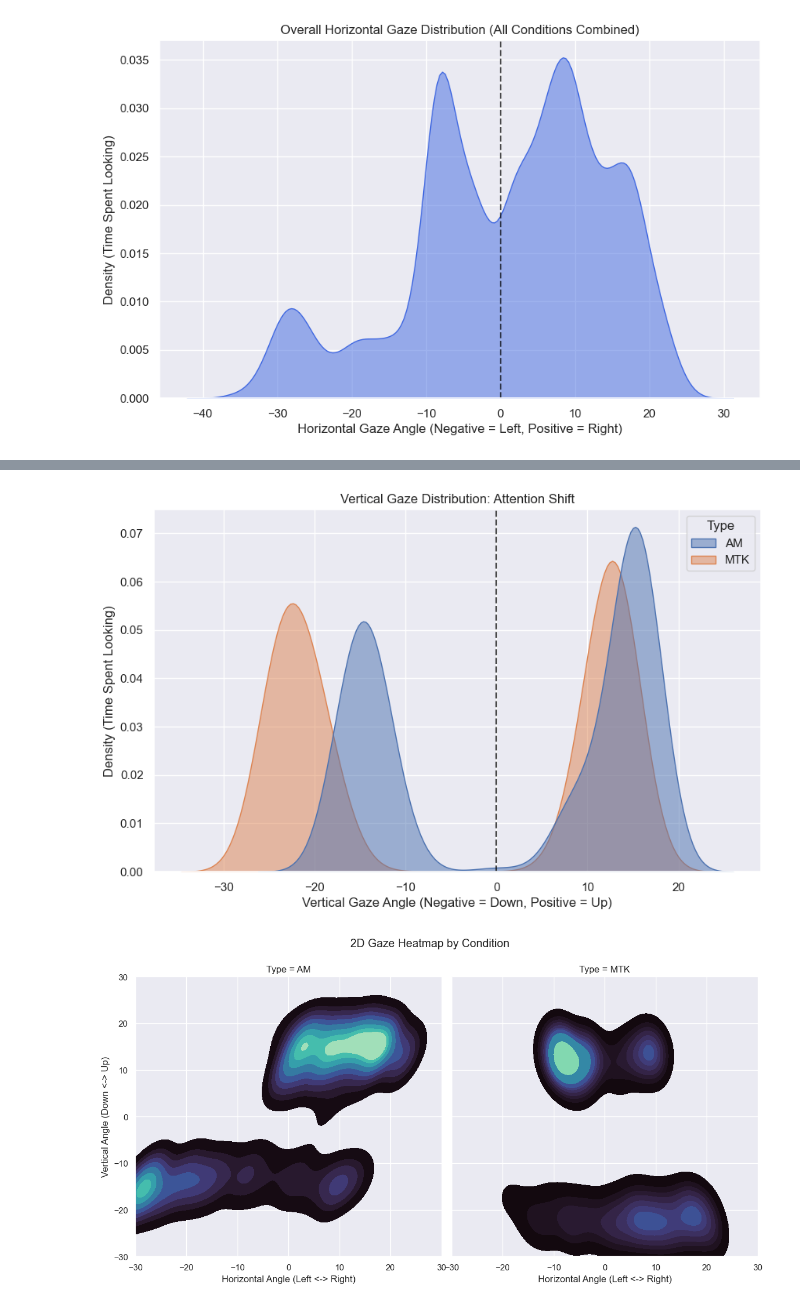
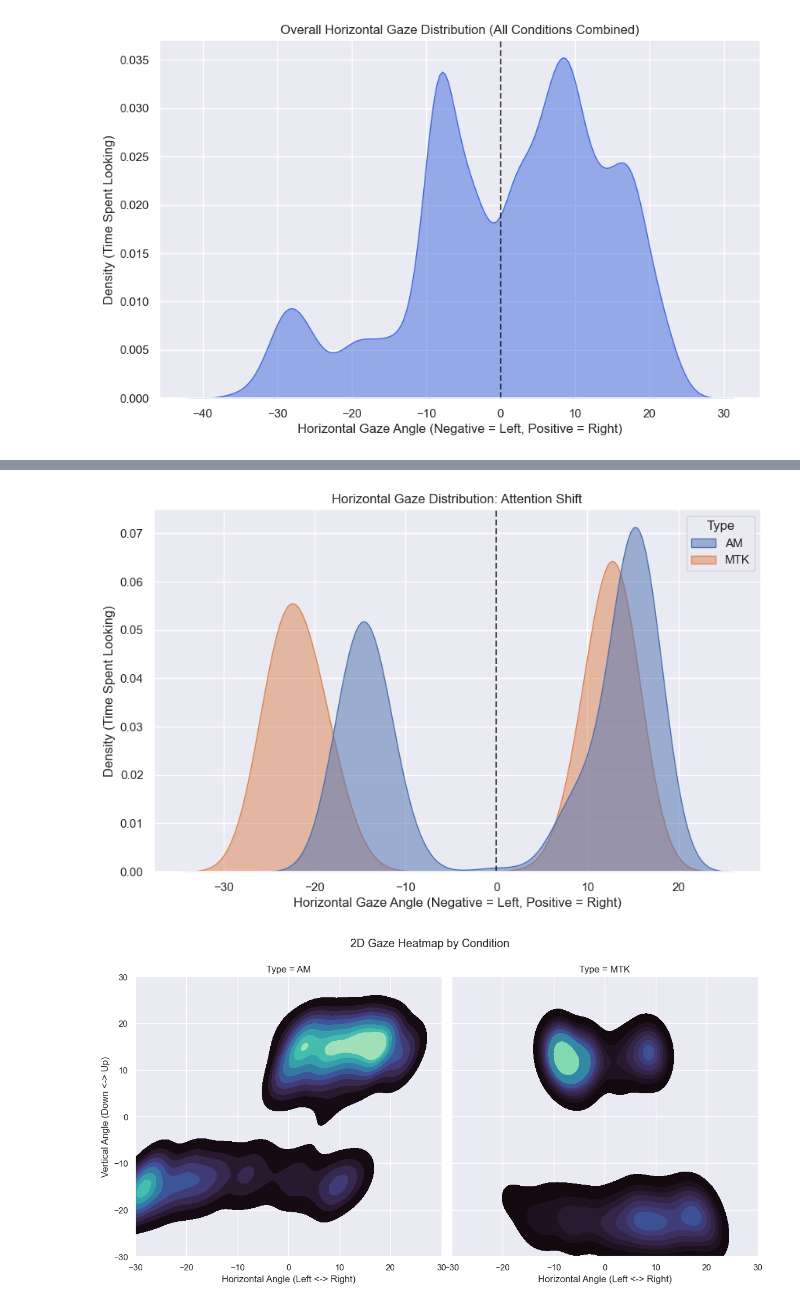
Before and after one commit to talha-0/Dot-tracking, a Jupyter notebook: analysis.ipynb, the cells around one changed output, grey strips where cells are left out. Saved outputs shown, nothing was run; the diff lists cells and outputs as text; code cells hidden in the pictures.

Commit message:
Added gaze analysis

```diff
--- a/analysis.ipynb
+++ b/analysis.ipynb
@@ -771,28 +771,27 @@ plt.show()
 # %%
 import seaborn as sns
 import matplotlib.pyplot as plt
 
 plt.figure(figsize=(10, 6))
 
-# A KDE (Kernel Density Estimate) plot shows where the eyes spent the most time
 sns.kdeplot(
     data=master_df,
     x='Vertical gaze angle',
-    hue='Type',      # Compare AM vs MTK
+    hue='Type',
     fill=True,
     common_norm=False,
     alpha=0.5
 )
 
-# Add a vertical line at 0 (eye-level/center of the screen vertically)
+# Add a vertical line at 0 (center of the screen)
 plt.axvline(0, color='black', linestyle='--', alpha=0.7)
 
-plt.title('Vertical Gaze Distribution: Attention Shift')
-plt.xlabel('Vertical Gaze Angle (Negative = Down, Positive = Up)')
+plt.title('Horizontal Gaze Distribution: Attention Shift')
+plt.xlabel('Horizontal Gaze Angle (Negative = Left, Positive = Right)')
 plt.ylabel('Density (Time Spent Looking)')
 plt.show()
 # %% [output]
-[figure, old version]
+[figure, new version]
 # %%
 # Create a 2D density plot separated by the 'Type' condition
 g = sns.FacetGrid(master_df, col="Type", height=6, aspect=1)
```
Also changed, not shown: parts of 5 cells of this notebook.
